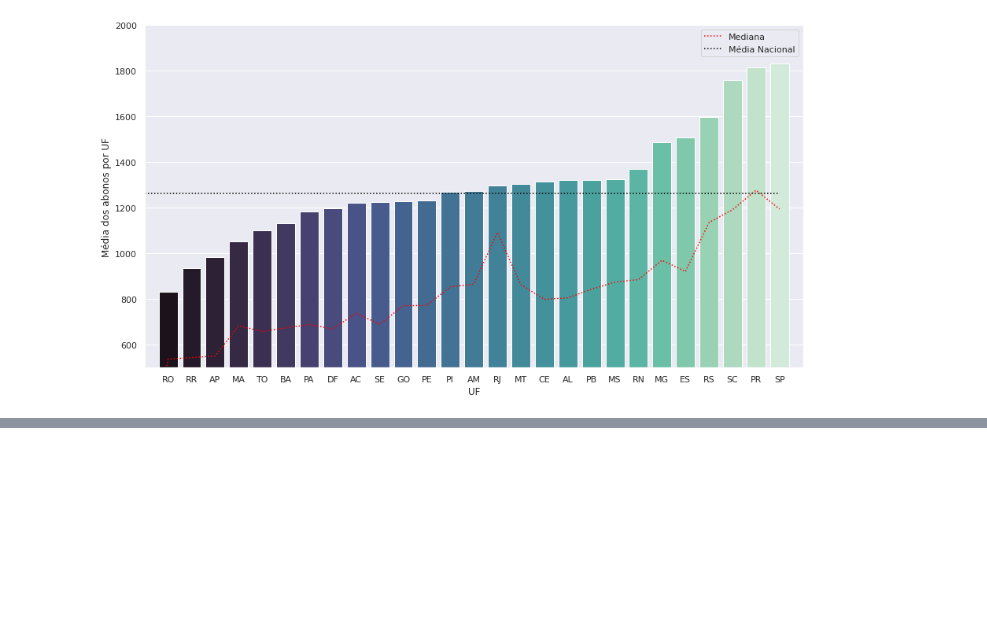
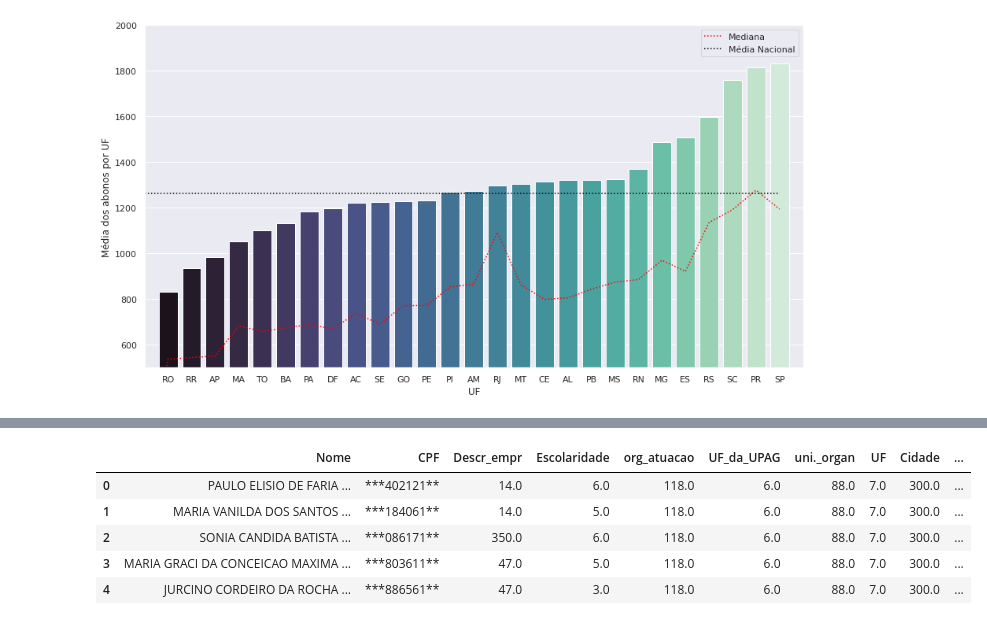
Before and after one commit to ghastcmd/data-science-project, a Jupyter notebook: Projeto.ipynb, the cells around one changed output, grey strips where cells are left out. Saved outputs shown, nothing was run; the diff lists cells and outputs as text; code cells hidden in the pictures; blank space fills up the shorter version.

Commit message:
passando todos os objects para float64

```diff
--- a/Projeto.ipynb
+++ b/Projeto.ipynb
@@ -253,0 +262,42 @@ df_abono.head()
+# %%
+# Transformando as cidades em categorias numéricas
+df_abono['Descr_empr'] = df_abono['Descr_empr'].astype('category')
+df_abono['Descr_empr'] = df_abono['Descr_empr'].cat.codes
+df_abono['Descr_empr'] = df_abono['Descr_empr'].astype('float64')
+
+df_abono['Escolaridade'] = df_abono['Escolaridade'].astype('category')
+df_abono['Escolaridade'] = df_abono['Escolaridade'].cat.codes
+df_abono['Escolaridade'] = df_abono['Escolaridade'].astype('float64')
+
+df_abono['org_atuacao'] = df_abono['org_atuacao'].astype('category')
+df_abono['org_atuacao'] = df_abono['org_atuacao'].cat.codes
+df_abono['org_atuacao'] = df_abono['org_atuacao'].astype('float64')
+
+df_abono['UF_da_UPAG'] = df_abono['UF_da_UPAG'].astype('category')
+df_abono['UF_da_UPAG'] = df_abono['UF_da_UPAG'].cat.codes
+df_abono['UF_da_UPAG'] = df_abono['UF_da_UPAG'].astype('float64')
+
+df_abono['uni._organ'] = df_abono['uni._organ'].astype('category')
+df_abono['uni._organ'] = df_abono['uni._organ'].cat.codes
+df_abono['uni._organ'] = df_abono['uni._organ'].astype('float64')
+
+df_abono['UF'] = df_abono['UF'].astype('category')
+df_abono['UF'] = df_abono['UF'].cat.codes
+df_abono['UF'] = df_abono['UF'].astype('float64')
+
+df_abono['Cidade'] = df_abono['Cidade'].astype('category')
+df_abono['Cidade'] = df_abono['Cidade'].cat.codes
+df_abono['Cidade'] = df_abono['Cidade'].astype('float64')
+
+df_abono['Situacao'] = df_abono['Situacao'].astype('category')
+df_abono['Situacao'] = df_abono['Situacao'].cat.codes
+df_abono['Situacao'] = df_abono['Situacao'].astype('float64')
+
+df_abono.head()
+# %% [output]
+|  | Nome | CPF | Descr_empr | Escolaridade | org_atuacao | UF_da_UPAG | uni._organ | UF | Cidade | ... |
+| 0 | PAULO ELISIO DE FARIA ... | ***402121** | 14.0 | 6.0 | 118.0 | 6.0 | 88.0 | 7.0 | 300.0 | ... |
+| 1 | MARIA VANILDA DOS SANTOS ... | ***184061** | 14.0 | 5.0 | 118.0 | 6.0 | 88.0 | 7.0 | 300.0 | ... |
+| 2 | SONIA CANDIDA BATISTA ... | ***086171** | 350.0 | 6.0 | 118.0 | 6.0 | 88.0 | 7.0 | 300.0 | ... |
+| 3 | MARIA GRACI DA CONCEICAO MAXIMA ... | ***803611** | 47.0 | 5.0 | 118.0 | 6.0 | 88.0 | 7.0 | 300.0 | ... |
+| 4 | JURCINO CORDEIRO DA ROCHA ... | ***886561** | 47.0 | 3.0 | 118.0 | 6.0 | 88.0 | 7.0 | 300.0 | ... |
```
Also changed, not shown: parts of 3 cells of this notebook.
